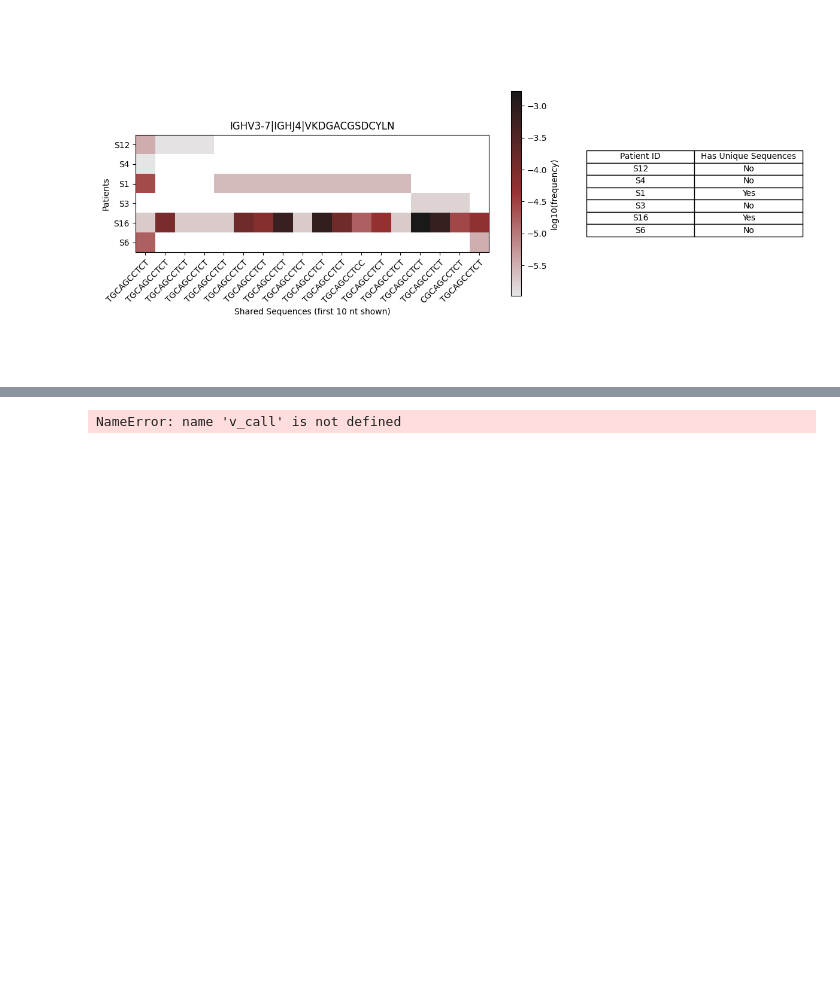
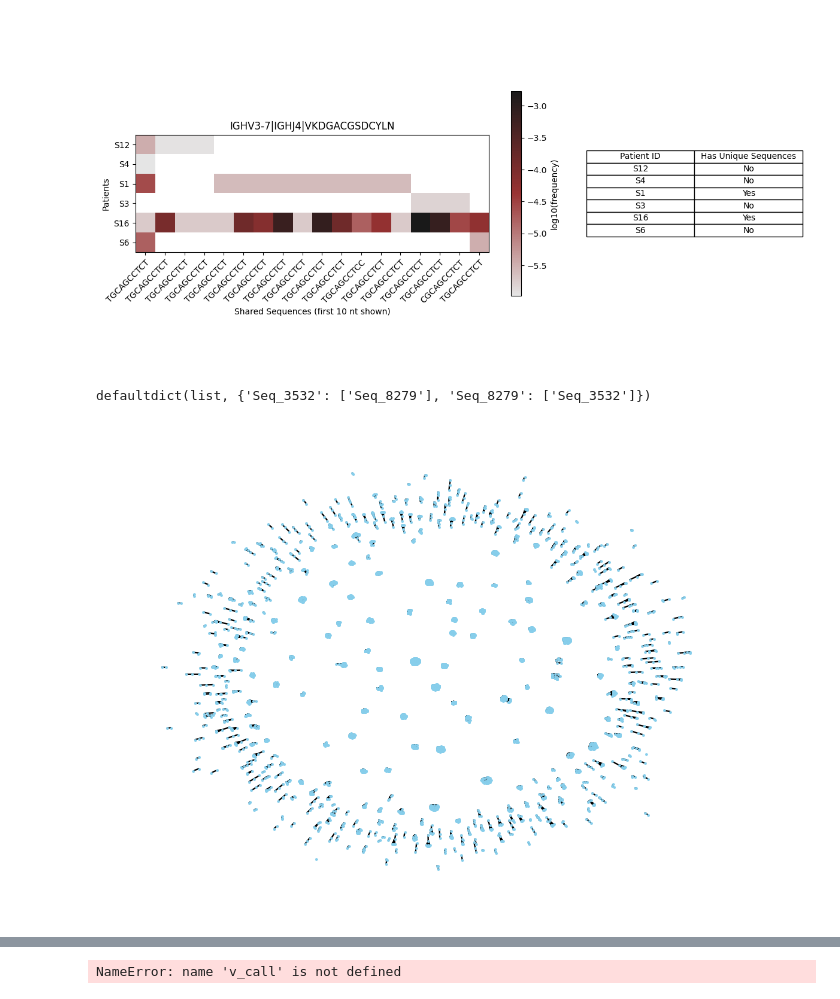
Before and after one commit to DaeheonKwon/Grad_proj, a Jupyter notebook: playground.ipynb, the cells around one changed output, grey strips where cells are left out. Drawn from its saved outputs; the diff is of its cells as text; code cells hidden in the pictures; blank space fills up the shorter version.

Commit message:
pairwise distance matrix from clone network

```diff
--- a/playground.ipynb
+++ b/playground.ipynb
@@ -227,8 +228,30 @@ def show_single_clonotype(df, full_df):
 # %%
-#for i in range (92):
-temp = clone_marked.groupby('clonotype').get_group(clone_marked['clonotype'].unique()[1])
-shared_temp = temp[(temp['isShared'] == True)]
-if len(shared_temp) > 0:
-    show_single_clonotype(shared_temp, temp)
+for i in range (92):
+    temp = clone_marked.groupby('clonotype').get_group(clone_marked['clonotype'].unique()[1])
+    shared_temp = temp[(temp['isShared'] == True)]
+    if len(shared_temp) > 0:
+        show_single_clonotype(shared_temp, temp)
 # %% [output]
 [figure]
+# %%
+df = pd.read_csv('../Data/new_sjogren_file/S8_add_d_gene.tsv', sep='\t')
+cluster_df = cluster(df)
+# %%
+distance_map = cluster_df()
+# %%
+distance_map[6]
+# %% [output]
+defaultdict(list, {'Seq_3532': ['Seq_8279'], 'Seq_8279': ['Seq_3532']})
+# %%
+G = nx.Graph()
+
+for i in range(len(distance_map)):
+    for seq, neighbors in distance_map[i].items():
+        G.add_node(seq)
+        for neighbor in neighbors:
+            G.add_edge(seq, neighbor)
+layout = nx.spring_layout(G)
+
+nx.draw(G, layout, with_labels=False, node_size=1, node_color="skyblue", edge_color='black', font_size=1)
+# %% [output]
+[figure, added]
```
Also changed, not shown: parts of 5 cells of this notebook, 1 other file.
